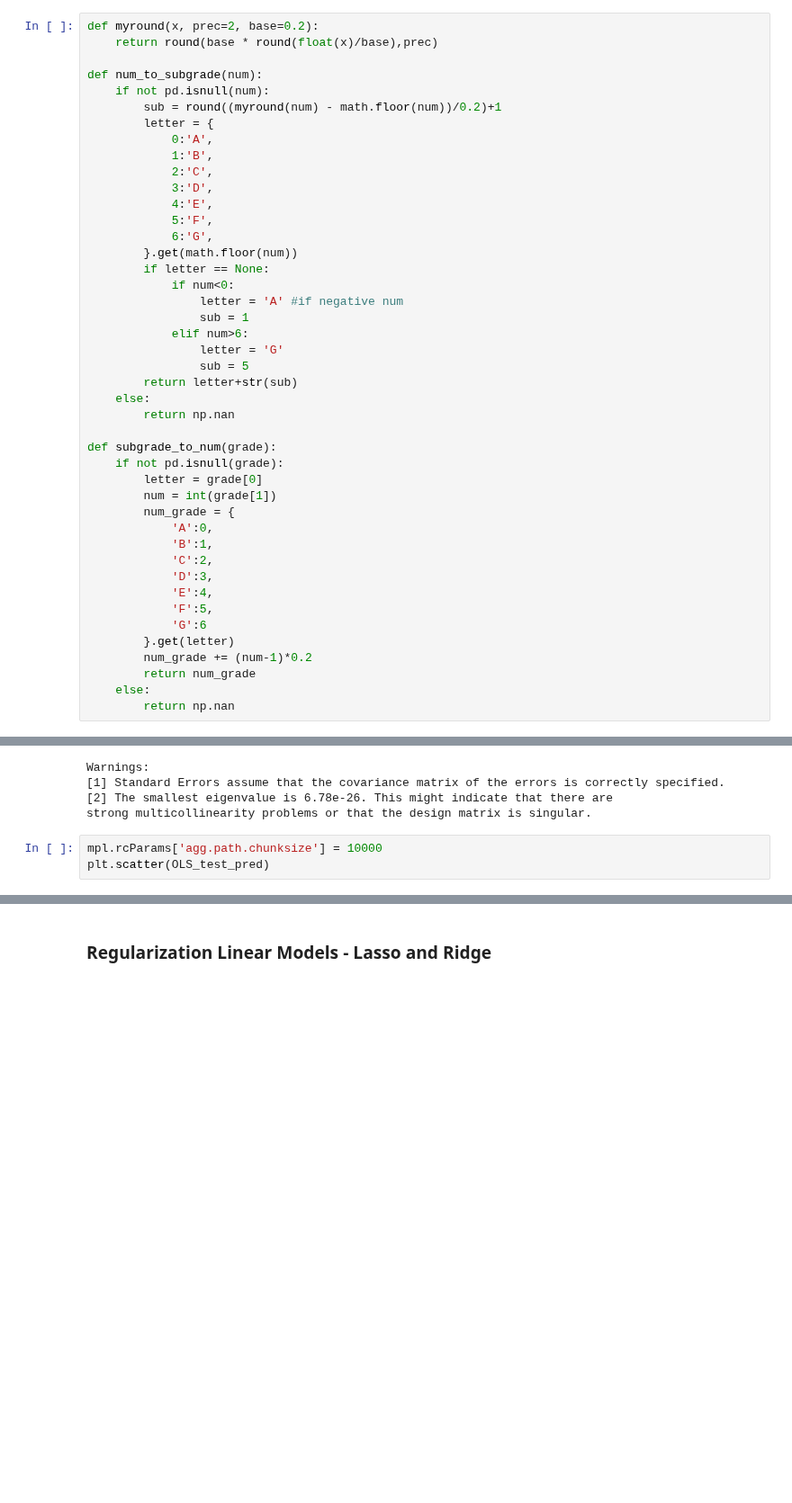
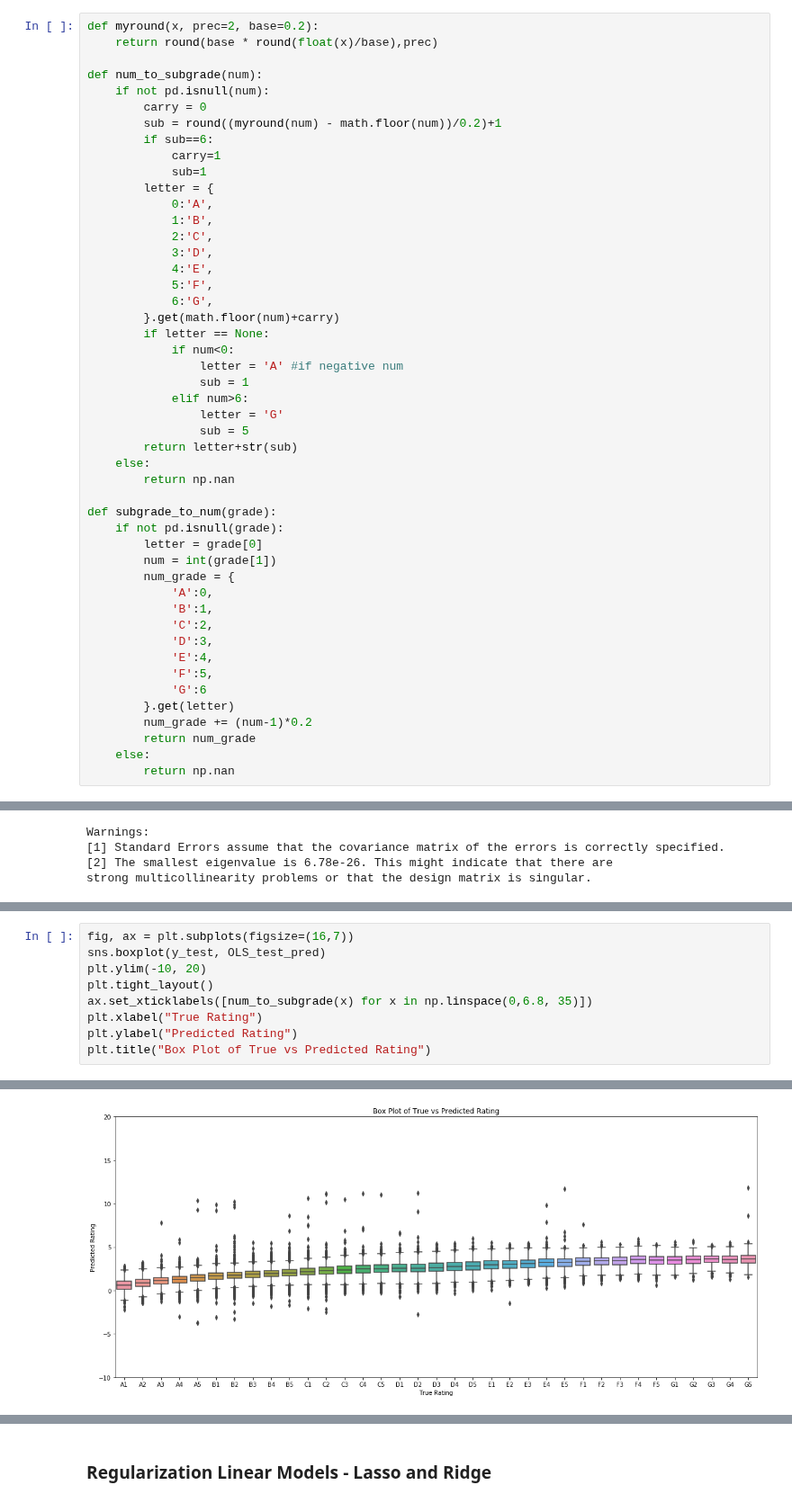
Before and after one commit to tmaounis/cs109a-LendingClub, a Jupyter notebook: models.ipynb, the cells around one changed output, grey strips where cells are left out. Shown at 90% size. Cells and saved outputs as stored; diff of their text form; blank space fills up the shorter version.

```diff
--- a/models.ipynb
+++ b/models.ipynb
@@ -211,7 +203,11 @@ def myround(x, prec=2, base=0.2):
 
 def num_to_subgrade(num):
     if not pd.isnull(num):
+        carry = 0
         sub = round((myround(num) - math.floor(num))/0.2)+1
+        if sub==6:
+            carry=1
+            sub=1
         letter = {
             0:'A',
             1:'B',
@@ -220,7 +216,7 @@ def num_to_subgrade(num):
             4:'E',
             5:'F',
             6:'G',
-        }.get(math.floor(num))
+        }.get(math.floor(num)+carry)
         if letter == None:
             if num<0:
                 letter = 'A' #if negative num
@@ -343,6 +339,3 @@ Warnings:
 [1] Standard Errors assume that the covariance matrix of the errors is correctly specified.
 [2] The smallest eigenvalue is 6.78e-26. This might indicate that there are
 strong multicollinearity problems or that the design matrix is singular.
-# %%
-mpl.rcParams['agg.path.chunksize'] = 10000
-plt.scatter(OLS_test_pred)
@@ -350,0 +342,10 @@ TypeError: scatter() missing 1 required positional argument: 'y'
+# %%
+fig, ax = plt.subplots(figsize=(16,7))
+sns.boxplot(y_test, OLS_test_pred)
+plt.ylim(-10, 20)
+plt.tight_layout()
+ax.set_xticklabels([num_to_subgrade(x) for x in np.linspace(0,6.8, 35)])
+plt.xlabel("True Rating")
+plt.ylabel("Predicted Rating")
+plt.title("Box Plot of True vs Predicted Rating")
+# %% [output]
@@ -350,0 +353 @@ TypeError: scatter() missing 1 required positional argument: 'y'
+[figure, added]
```
Also changed, not shown: parts of 14 cells of this notebook.
